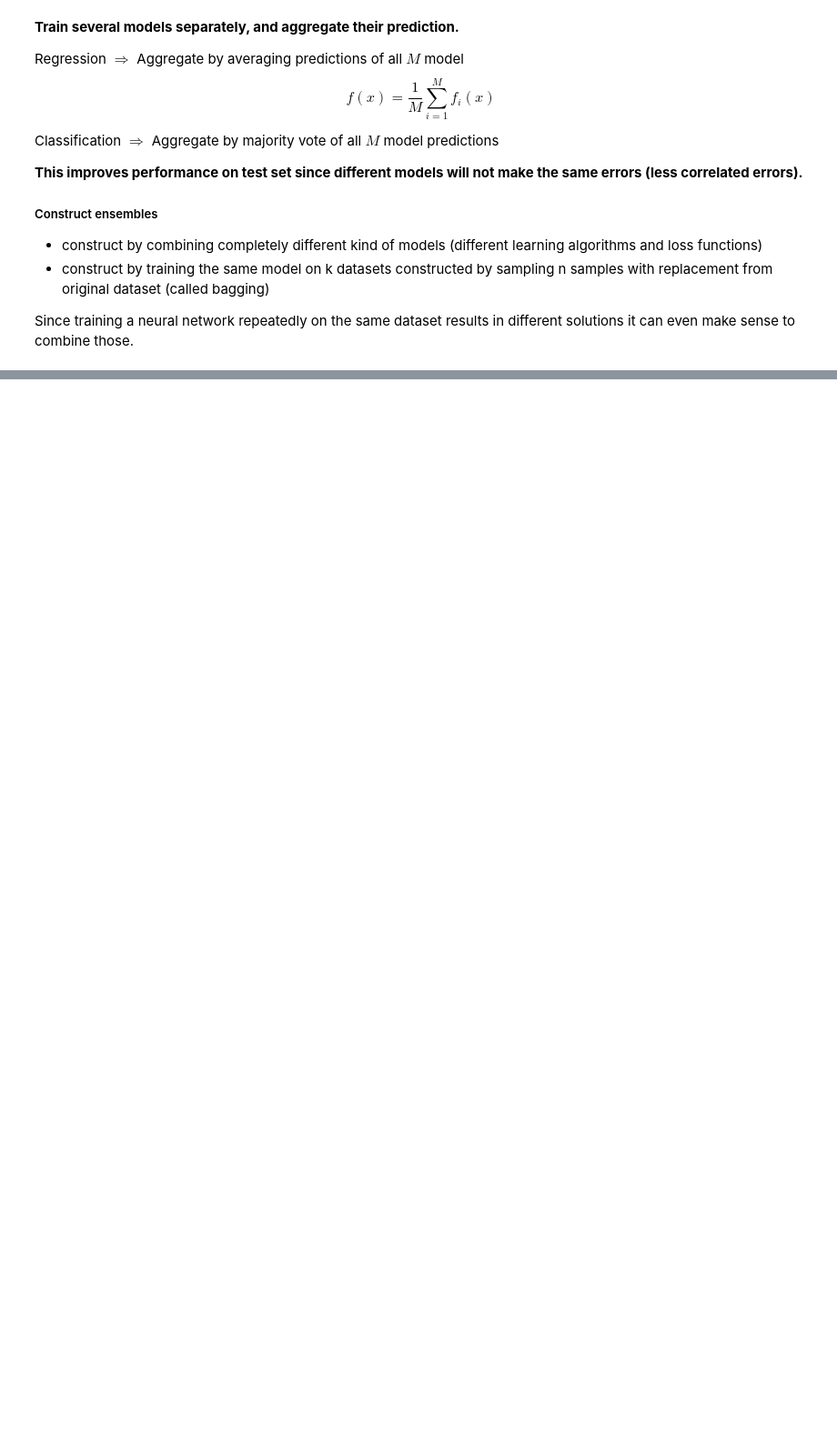
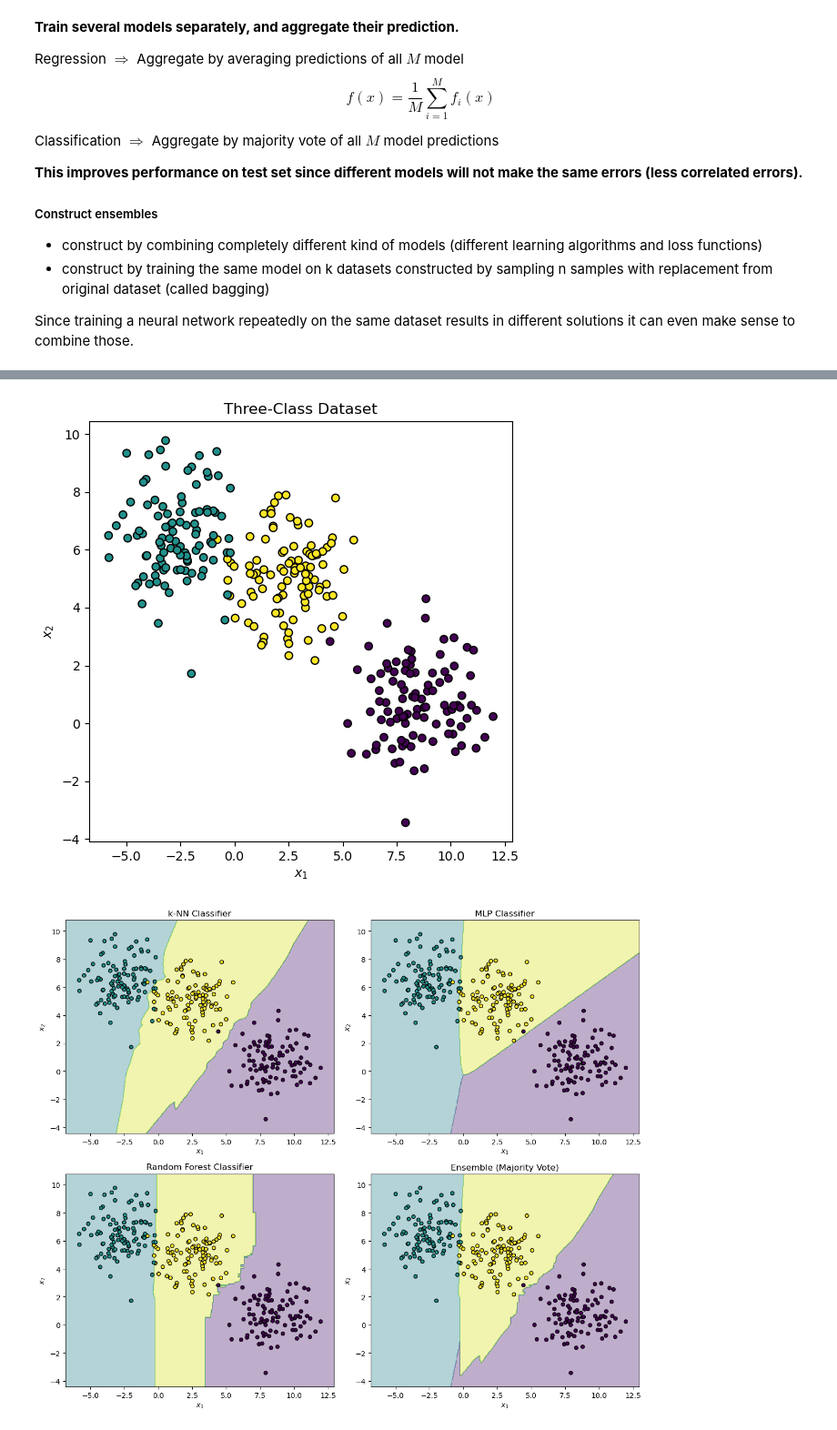
Before and after one commit to jci02/Machine-Learning-Theory, a Jupyter notebook: 1.Supervised Learning/Artificial Neural Networks/Deep Learning.ipynb, the cells around one changed output, grey strips where cells are left out. Shown at 91% size. Cells and saved outputs as stored; diff of their text form; code cells hidden in the pictures; blank space fills up the shorter version.

```diff
--- a/1.Supervised Learning/Artificial Neural Networks/Deep Learning.ipynb
+++ b/1.Supervised Learning/Artificial Neural Networks/Deep Learning.ipynb
@@ -1476,3 +1565,71 @@ combine those.
+# %%
+# Create a 3-class dataset
+np.random.seed(2011)
+
+X, y = make_blobs(n_samples=300,centers=3,cluster_std=1.4,random_state=2011)
+
+
+# Plot the dataset
+plt.figure(figsize=(6,6))
+plt.scatter(X[:,0], X[:,1], c=y, cmap="viridis", edgecolor="k")
+plt.title("Three-Class Dataset")
+plt.xlabel("$x_1$")
+plt.ylabel("$x_2$")
+plt.show()
+
+
+# Train classifiers
+knn = KNeighborsClassifier(n_neighbors=7)
+mlp = MLPClassifier(hidden_layer_sizes=(50,50),max_iter=3000,random_state=2011)
+rf = RandomForestClassifier(n_estimators=200,random_state=2011)
+
+knn.fit(X, y)
+mlp.fit(X, y)
+rf.fit(X, y)
+
+# Prediction grid
+h = 0.05
+
+x_min, x_max = X[:,0].min()-1, X[:,0].max()+1
+y_min, y_max = X[:,1].min()-1, X[:,1].max()+1
+
+xx, yy = np.meshgrid(np.arange(x_min, x_max, h),np.arange(y_min, y_max, h))
+X_grid = np.c_[xx.ravel(), yy.ravel()]
+
+
+# Individual predictions
+pred_knn = knn.predict(X_grid)
+pred_mlp = mlp.predict(X_grid)
+pred_rf  = rf.predict(X_grid)
+
+
+# Majority vote
+predictions = np.vstack((pred_knn,pred_mlp,pred_rf))
+ensemble_pred = mode(predictions, axis=0, keepdims=False).mode
+
+# Plot helper
+def plot_decision_boundary(ax, prediction, title):
+    ax.contourf(xx,yy,prediction.reshape(xx.shape),alpha=0.35,cmap="viridis")
+    ax.scatter(X[:,0],X[:,1],c=y,cmap="viridis",edgecolor="k",s=25)
+
+    ax.set_title(title)
+    ax.set_xlabel(r"$x_1$")
+    ax.set_ylabel(r"$x_2$")
+
+
+# Plot all models as subplots
+fig, axes = plt.subplots(2, 2, figsize=(12, 10))
+
+plot_decision_boundary(axes[0,0], pred_knn, "k-NN Classifier")
+plot_decision_boundary(axes[0,1], pred_mlp, "MLP Classifier")
+plot_decision_boundary(axes[1,0], pred_rf, "Random Forest Classifier")
+plot_decision_boundary(axes[1,1], ensemble_pred, "Ensemble (Majority Vote)")
+
+plt.tight_layout()
+plt.show()
+# %% [output]
+[figure, added]
+[figure, added]
 # %% [markdown]
 <a class="anchor" id="moment"></a>
 
```
Also changed, not shown: parts of 9 cells of this notebook.
